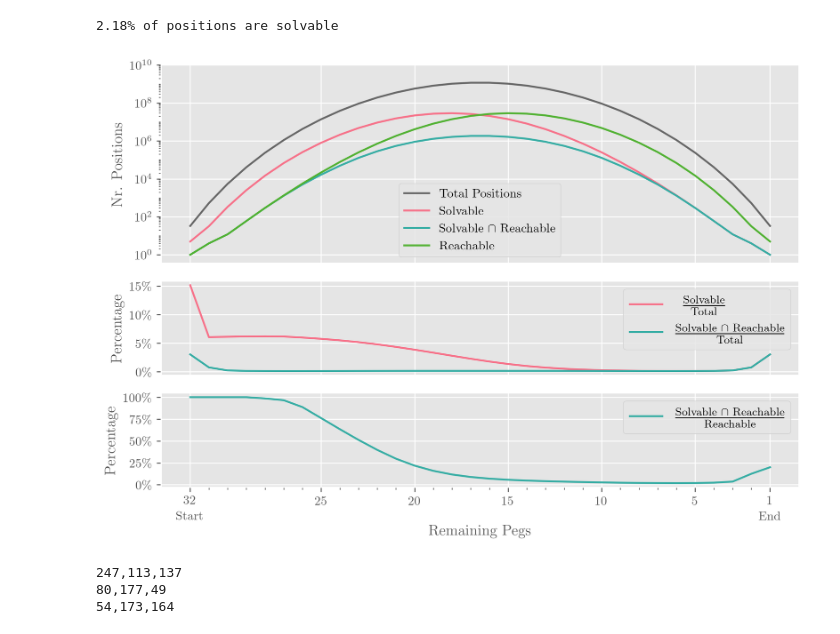
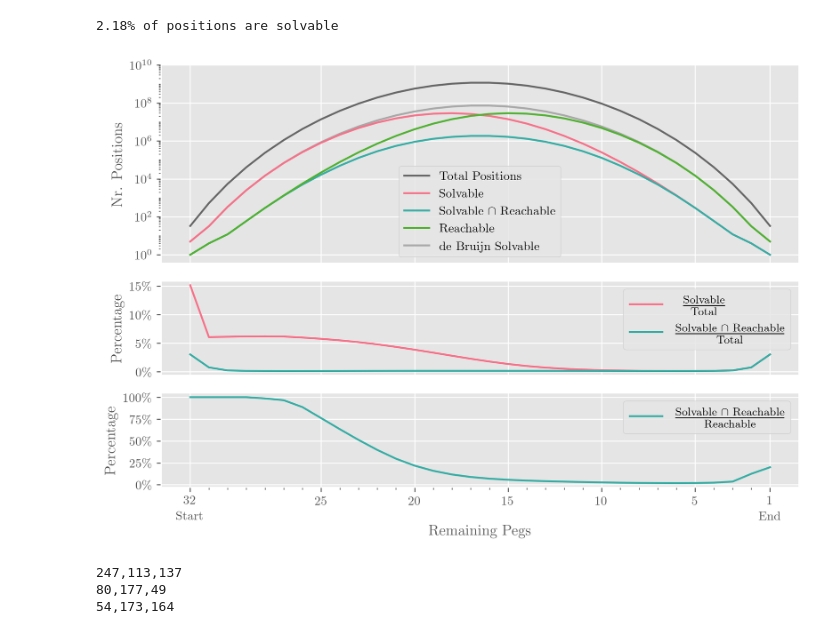
Before and after one commit to Pascal-So/peg-solitaire, a Jupyter notebook: evaluation/state_space.ipynb, the cells around one changed output. Saved outputs shown, nothing was run; the diff lists cells and outputs as text; code cells hidden in the pictures.

```diff
--- a/evaluation/state_space.ipynb
+++ b/evaluation/state_space.ipynb
@@ -35,11 +35,13 @@ ax = plt.subplot(gs[0])
 col_solvable = plotting_common.colors[0]
 col_reachable = plotting_common.colors[2]
 col_both = plotting_common.colors[3]
+col_de_bruijn = "#a8a8a8"
 
 ax.plot(pegs, df["positions"], color="#666", label="Total Positions")
 ax.plot(pegs, df["solvable_at"], color=col_solvable, label="Solvable")
 ax.plot(pegs, df["via_solvable_at"], color=col_both, label=r"Solvable $\cap$ Reachable")
 ax.plot(pegs, df["reachable"], color=col_reachable, label="Reachable")
+ax.plot(pegs, df["de_bruijn_solvable_at"], color=col_de_bruijn, label="de Bruijn Solvable", zorder=1)
 # ax.xaxis.tick_top()
 # ax.xaxis.set_label_position('top')
 ax.tick_params(axis='x', which='both', bottom=False, labelbottom=False)
@@ -59,34 +61,34 @@ ax.set_yticklabels([""] * 10 * 9, minor=True)
 
 ax = plt.subplot(gs[1], sharex=ax)
 ax.tick_params(axis='x', which='both', bottom=False, labelbottom=False)
 
 ax.plot(pegs, df["solvable_at"] / df["positions"] * 100, color=col_solvable, label=r"$\Huge\frac{\mathrm{Solvable}}{\mathrm{Total}}$")
 ax.plot(pegs, df["via_solvable_at"] / df["positions"] * 100, color=col_both, label=r"$\frac{\mathrm{Solvable} \,\, \cap \,\, \mathrm{Reachable}}{\mathrm{Total}}$")
 ax.set_ylabel("Percentage")
 ax.set_yticks([0, 5, 10, 15])
 ax.yaxis.set_major_formatter(plt.FuncFormatter(lambda x, pos: fr"{x:.0f}\%"))
 legend = ax.legend(fontsize=13)
 legend.get_texts()[0].set_position((26, 0))
 
 
 ax = plt.subplot(gs[2], sharex=ax)
 
 ax.plot(pegs, df["via_solvable_at"] / df["reachable"] * 100, color=col_both, label=r"$\frac{\mathrm{Solvable} \,\, \cap \,\, \mathrm{Reachable}}{\mathrm{Reachable}}$")
 ax.yaxis.set_major_formatter(plt.FuncFormatter(lambda x, pos: fr"{x:.0f}\%"))
 ax.set_yticks([0, 25, 50, 75, 100])
 ax.set_ylabel("Percentage")
 ax.set_xlabel("Remaining Pegs")
 ax.set_xticks(range(1, 33), minor=True)
 
 
 ax.legend(fontsize=13)
 
 plt.gcf().set_size_inches(8, 5.6)
 
 plt.tight_layout()
 plt.savefig('../report/img/state-space.pdf')
 # %% [output]
-[figure, old version]
+[figure, new version]
 # %%
 for c in (col_solvable , col_reachable , col_both):
     print(f"{c[0]*255:.0f},{c[1]*255:.0f},{c[2]*255:.0f}")
```
Also changed, not shown: 7 other files.
